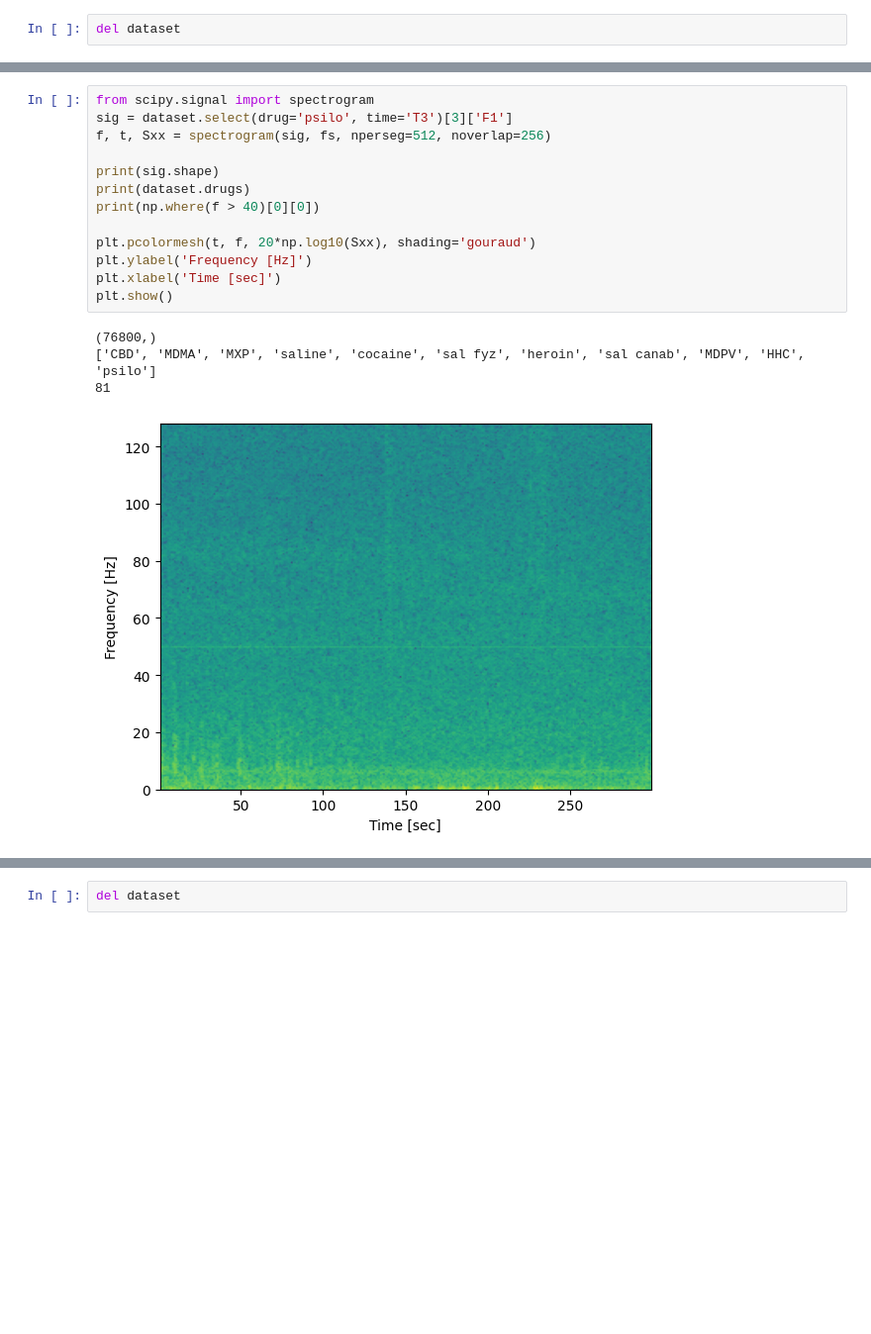
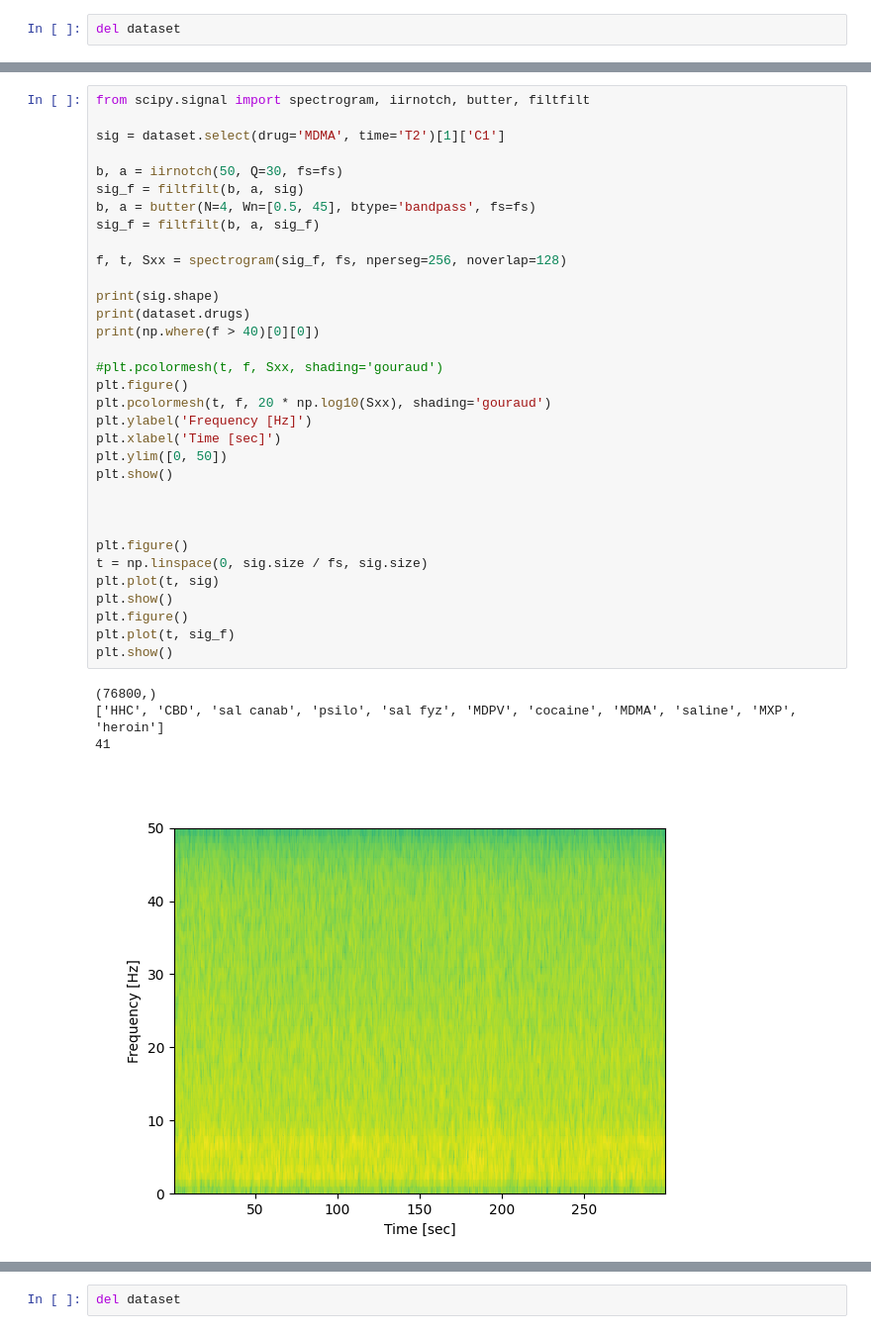
Before and after one commit to achopus/NUDZ, a Jupyter notebook: tester.ipynb, the cells around one changed output, grey strips where cells are left out. Shown: that part at 99% size. Cells and saved outputs as stored; diff of their text form; blank space fills up the shorter version.

```diff
--- a/tester.ipynb
+++ b/tester.ipynb
@@ -23,18 +27,38 @@ print()
 # %%
-from scipy.signal import spectrogram
-sig = dataset.select(drug='psilo', time='T3')[3]['F1']
-f, t, Sxx = spectrogram(sig, fs, nperseg=512, noverlap=256)
+from scipy.signal import spectrogram, iirnotch, butter, filtfilt
+
+sig = dataset.select(drug='MDMA', time='T2')[1]['C1']
+
+b, a = iirnotch(50, Q=30, fs=fs)
+sig_f = filtfilt(b, a, sig)
+b, a = butter(N=4, Wn=[0.5, 45], btype='bandpass', fs=fs)
+sig_f = filtfilt(b, a, sig_f)
+
+f, t, Sxx = spectrogram(sig_f, fs, nperseg=256, noverlap=128)
 
 print(sig.shape)
 print(dataset.drugs)
 print(np.where(f > 40)[0][0])
 
-plt.pcolormesh(t, f, 20*np.log10(Sxx), shading='gouraud')
+#plt.pcolormesh(t, f, Sxx, shading='gouraud')
+plt.figure()
+plt.pcolormesh(t, f, 20 * np.log10(Sxx), shading='gouraud')
 plt.ylabel('Frequency [Hz]')
 plt.xlabel('Time [sec]')
+plt.ylim([0, 50])
 plt.show()
+
+
+
+plt.figure()
+t = np.linspace(0, sig.size / fs, sig.size)
+plt.plot(t, sig)
+plt.show()
+plt.figure()
+plt.plot(t, sig_f)
+plt.show()
 # %% [output]
 (76800,)
-['CBD', 'MDMA', 'MXP', 'saline', 'cocaine', 'sal fyz', 'heroin', 'sal canab', 'MDPV', 'HHC', 'psilo']
-81
+['HHC', 'CBD', 'sal canab', 'psilo', 'sal fyz', 'MDPV', 'cocaine', 'MDMA', 'saline', 'MXP', 'heroin']
+41
-[figure, old version]
+[figure, new version]
```
Also changed, not shown: parts of 7 cells of this notebook, 5 other files.
